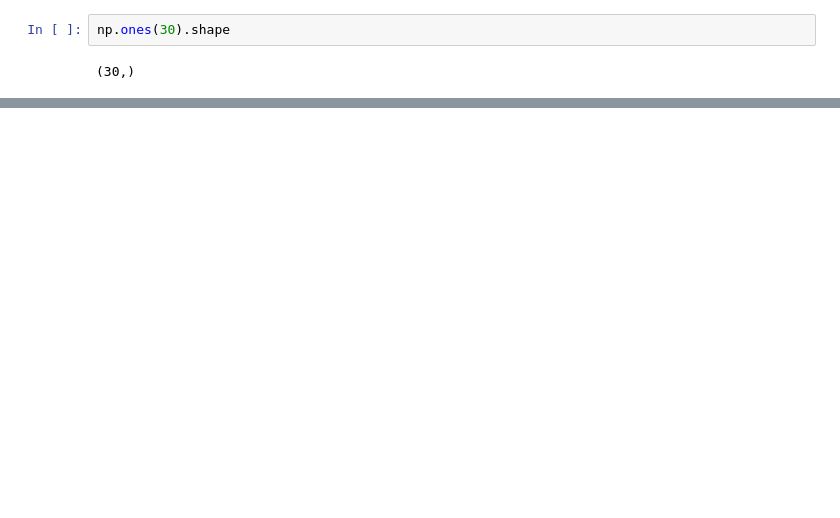
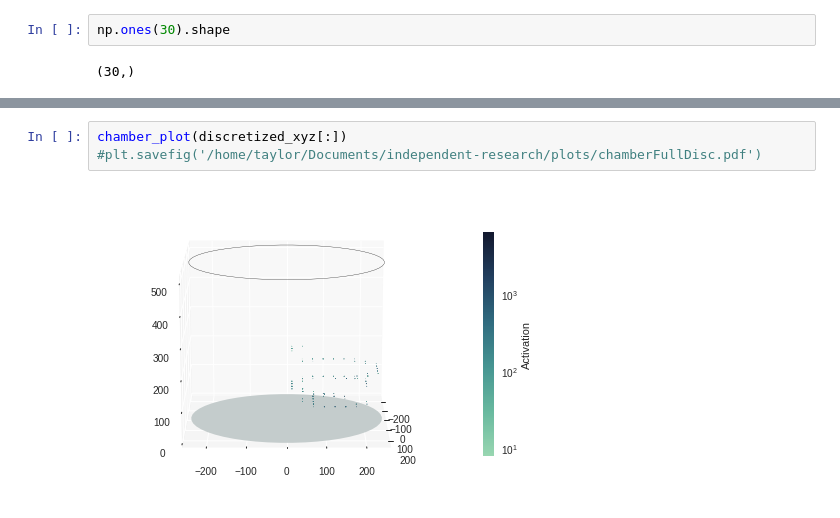
Before and after one commit to jtaylorz/attpc-event-classification, a Jupyter notebook: jupyter-notebooks/Discretization_Grid.ipynb, the cells around one changed output, grey strips where cells are left out. Saved outputs shown, nothing was run; the diff lists cells and outputs as text; blank space fills up the shorter version.

```diff
--- a/jupyter-notebooks/Discretization_Grid.ipynb
+++ b/jupyter-notebooks/Discretization_Grid.ipynb
@@ -257,0 +290,5 @@ print(rows)
+# %%
+chamber_plot(discretized_xyz[:])
+#plt.savefig('/home/taylor/Documents/independent-research/plots/chamberFullDisc.pdf')
+# %% [output]
+[figure, added]
```
Also changed, not shown: parts of 12 cells of this notebook, 5 other files.
